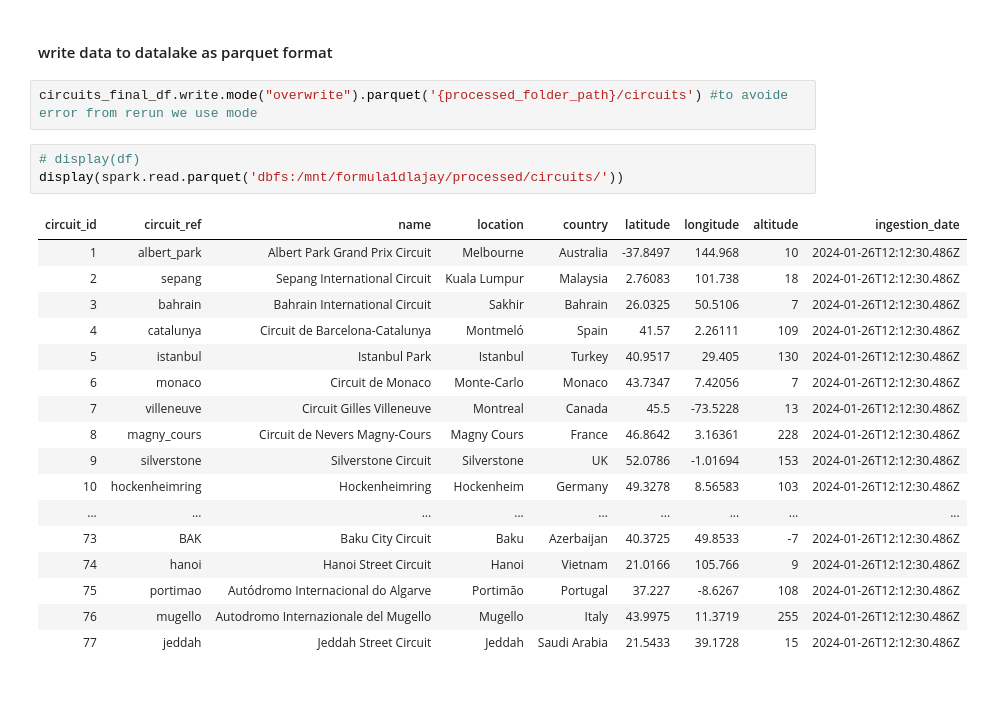
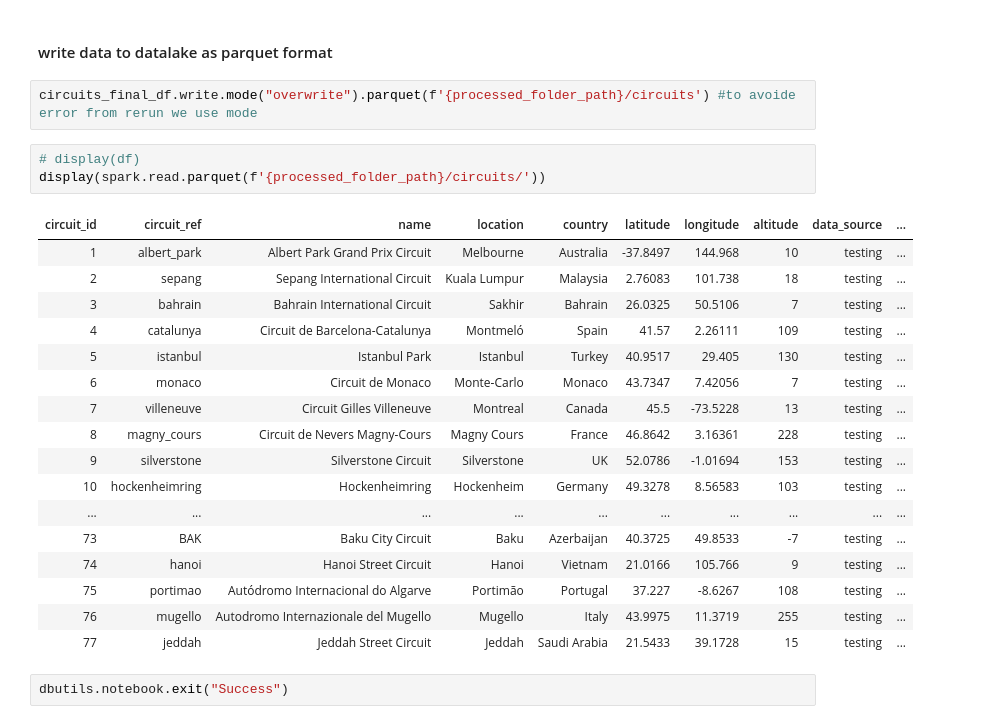
Before and after one commit to vajay8679/Ineuron, a Jupyter notebook: Azure Databricks & Spark For Data Engineers (PySpark-SQL)/Formula1 Project Overview/ingestion_with_includes/1.ingest_circuits_file.ipynb, the cells around one changed output. Saved outputs shown, nothing was run; the diff lists cells and outputs as text; blank space fills up the shorter version.

```diff
--- a/Azure Databricks & Spark For Data Engineers (PySpark-SQL)/Formula1 Project Overview/ingestion_with_includes/1.ingest_circuits_file.ipynb
+++ b/Azure Databricks & Spark For Data Engineers (PySpark-SQL)/Formula1 Project Overview/ingestion_with_includes/1.ingest_circuits_file.ipynb
@@ -46,25 +70,27 @@ circuits_final_df = add_ingestion_date(circuits_renamed_df)
 
 #### write data to datalake as parquet format
 # %%
-circuits_final_df.write.mode("overwrite").parquet('{processed_folder_path}/circuits') #to avoide error from rerun we use mode
+circuits_final_df.write.mode("overwrite").parquet(f'{processed_folder_path}/circuits') #to avoide error from rerun we use mode
 # %%
 # display(df)
-display(spark.read.parquet('dbfs:/mnt/formula1dlajay/processed/circuits/'))
+display(spark.read.parquet(f'{processed_folder_path}/circuits/'))
 # %% [output]
-| circuit_id | circuit_ref | name | location | country | latitude | longitude | altitude | ingestion_date |
-| 1 | albert_park | Albert Park Grand Prix Circuit | Melbourne | Australia | -37.8497 | 144.968 | 10 | 2024-01-26T12:12:30.486Z |
-| 2 | sepang | Sepang International Circuit | Kuala Lumpur | Malaysia | 2.76083 | 101.738 | 18 | 2024-01-26T12:12:30.486Z |
-| 3 | bahrain | Bahrain International Circuit | Sakhir | Bahrain | 26.0325 | 50.5106 | 7 | 2024-01-26T12:12:30.486Z |
-| 4 | catalunya | Circuit de Barcelona-Catalunya | Montmeló | Spain | 41.57 | 2.26111 | 109 | 2024-01-26T12:12:30.486Z |
-| 5 | istanbul | Istanbul Park | Istanbul | Turkey | 40.9517 | 29.405 | 130 | 2024-01-26T12:12:30.486Z |
-| 6 | monaco | Circuit de Monaco | Monte-Carlo | Monaco | 43.7347 | 7.42056 | 7 | 2024-01-26T12:12:30.486Z |
-| 7 | villeneuve | Circuit Gilles Villeneuve | Montreal | Canada | 45.5 | -73.5228 | 13 | 2024-01-26T12:12:30.486Z |
-| 8 | magny_cours | Circuit de Nevers Magny-Cours | Magny Cours | France | 46.8642 | 3.16361 | 228 | 2024-01-26T12:12:30.486Z |
-| 9 | silverstone | Silverstone Circuit | Silverstone | UK | 52.0786 | -1.01694 | 153 | 2024-01-26T12:12:30.486Z |
-| 10 | hockenheimring | Hockenheimring | Hockenheim | Germany | 49.3278 | 8.56583 | 103 | 2024-01-26T12:12:30.486Z |
-| ... | ... | ... | ... | ... | ... | ... | ... | ... |
-| 73 | BAK | Baku City Circuit | Baku | Azerbaijan | 40.3725 | 49.8533 | -7 | 2024-01-26T12:12:30.486Z |
-| 74 | hanoi | Hanoi Street Circuit | Hanoi | Vietnam | 21.0166 | 105.766 | 9 | 2024-01-26T12:12:30.486Z |
-| 75 | portimao | Autódromo Internacional do Algarve | Portimão | Portugal | 37.227 | -8.6267 | 108 | 2024-01-26T12:12:30.486Z |
-| 76 | mugello | Autodromo Internazionale del Mugello | Mugello | Italy | 43.9975 | 11.3719 | 255 | 2024-01-26T12:12:30.486Z |
-| 77 | jeddah | Jeddah Street Circuit | Jeddah | Saudi Arabia | 21.5433 | 39.1728 | 15 | 2024-01-26T12:12:30.486Z |
+| circuit_id | circuit_ref | name | location | country | latitude | longitude | altitude | data_source | ... |
+| 1 | albert_park | Albert Park Grand Prix Circuit | Melbourne | Australia | -37.8497 | 144.968 | 10 | testing | ... |
+| 2 | sepang | Sepang International Circuit | Kuala Lumpur | Malaysia | 2.76083 | 101.738 | 18 | testing | ... |
+| 3 | bahrain | Bahrain International Circuit | Sakhir | Bahrain | 26.0325 | 50.5106 | 7 | testing | ... |
+| 4 | catalunya | Circuit de Barcelona-Catalunya | Montmeló | Spain | 41.57 | 2.26111 | 109 | testing | ... |
+| 5 | istanbul | Istanbul Park | Istanbul | Turkey | 40.9517 | 29.405 | 130 | testing | ... |
+| 6 | monaco | Circuit de Monaco | Monte-Carlo | Monaco | 43.7347 | 7.42056 | 7 | testing | ... |
+| 7 | villeneuve | Circuit Gilles Villeneuve | Montreal | Canada | 45.5 | -73.5228 | 13 | testing | ... |
+| 8 | magny_cours | Circuit de Nevers Magny-Cours | Magny Cours | France | 46.8642 | 3.16361 | 228 | testing | ... |
+| 9 | silverstone | Silverstone Circuit | Silverstone | UK | 52.0786 | -1.01694 | 153 | testing | ... |
+| 10 | hockenheimring | Hockenheimring | Hockenheim | Germany | 49.3278 | 8.56583 | 103 | testing | ... |
+| ... | ... | ... | ... | ... | ... | ... | ... | ... | ... |
+| 73 | BAK | Baku City Circuit | Baku | Azerbaijan | 40.3725 | 49.8533 | -7 | testing | ... |
+| 74 | hanoi | Hanoi Street Circuit | Hanoi | Vietnam | 21.0166 | 105.766 | 9 | testing | ... |
+| 75 | portimao | Autódromo Internacional do Algarve | Portimão | Portugal | 37.227 | -8.6267 | 108 | testing | ... |
+| 76 | mugello | Autodromo Internazionale del Mugello | Mugello | Italy | 43.9975 | 11.3719 | 255 | testing | ... |
+| 77 | jeddah | Jeddah Street Circuit | Jeddah | Saudi Arabia | 21.5433 | 39.1728 | 15 | testing | ... |
+# %%
+dbutils.notebook.exit("Success")
```
Also changed, not shown: parts of 5 cells of this notebook, 9 other files.
